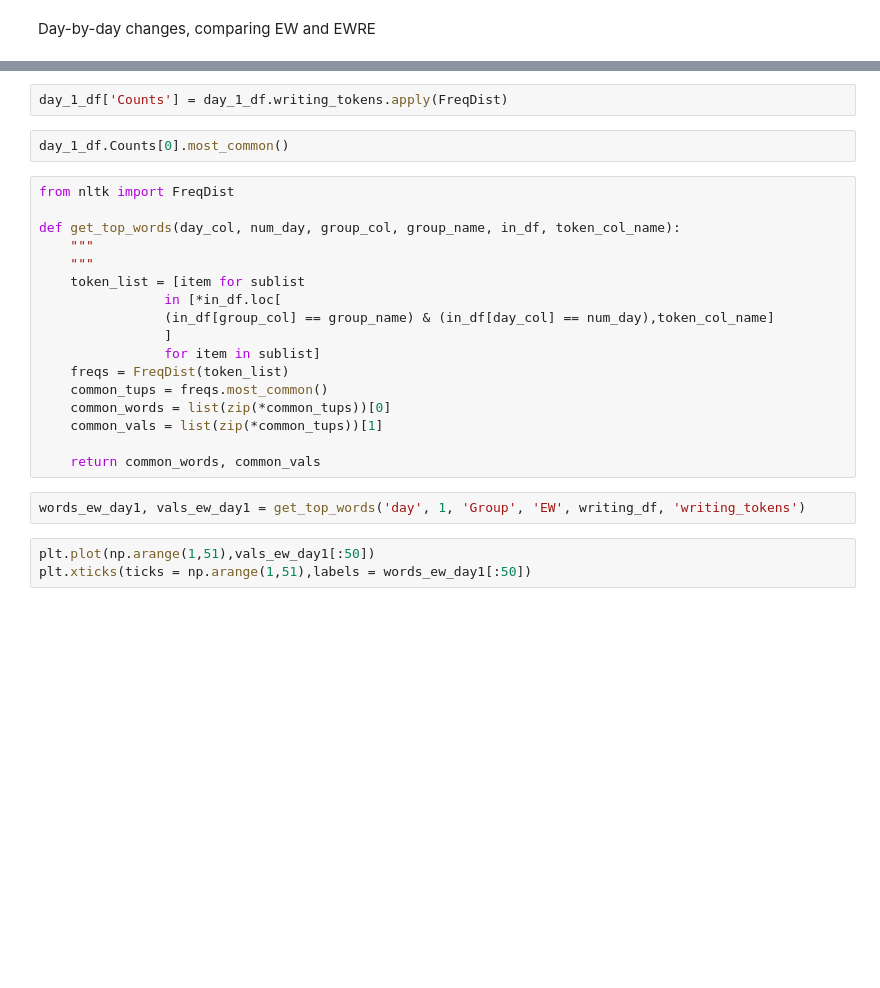
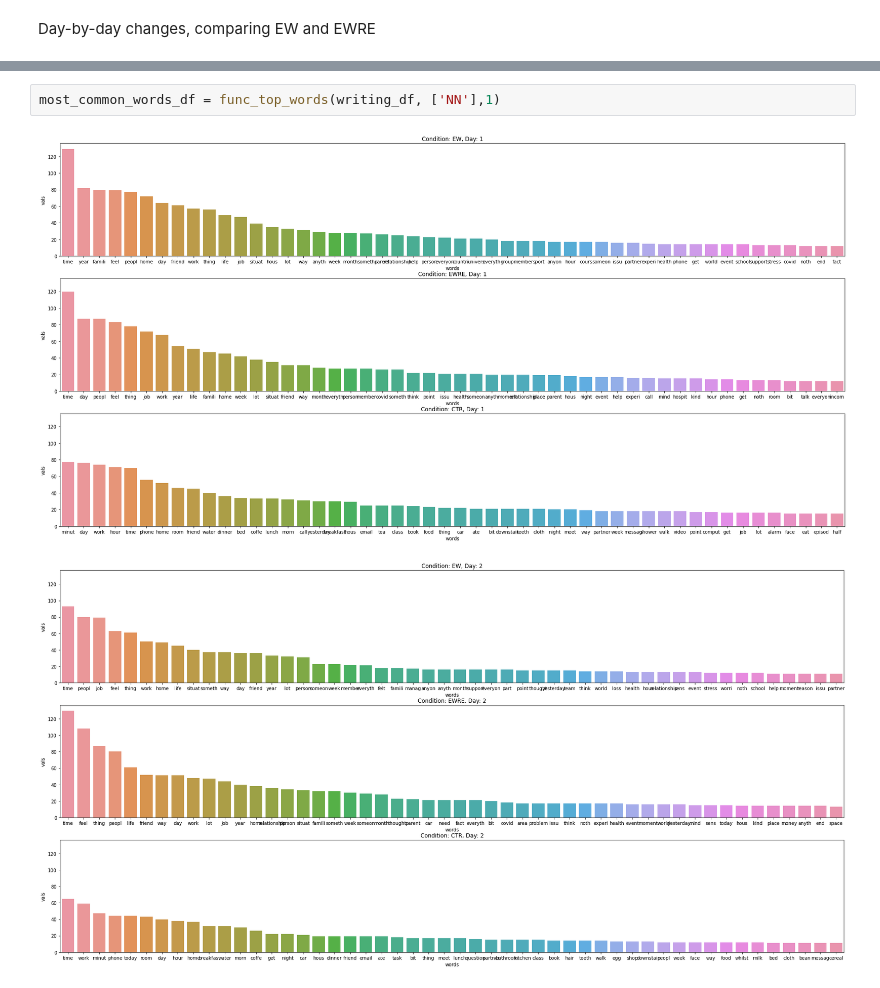
Before and after one commit to lucia-lux/EW_analysis, a Jupyter notebook: scraps.ipynb, the cells around one changed output, grey strips where cells are left out. Saved outputs shown, nothing was run; the diff lists cells and outputs as text; blank space fills up the shorter version.

Commit message:
Added word frequency count/comparison between days and conditions.

```diff
--- a/scraps.ipynb
+++ b/scraps.ipynb
@@ -430,26 +578,5 @@ day_1_df = writing_df.loc[writing_df.day==1, ['id','Group','writing','writing_to
-# %%
-day_1_df['Counts'] = day_1_df.writing_tokens.apply(FreqDist)
-# %%
-day_1_df.Counts[0].most_common()
-# %%
-from nltk import FreqDist
-
-def get_top_words(day_col, num_day, group_col, group_name, in_df, token_col_name):
-    """
-    """
-    token_list = [item for sublist
-                in [*in_df.loc[
-                (in_df[group_col] == group_name) & (in_df[day_col] == num_day),token_col_name]
-                ]
-                for item in sublist]
-    freqs = FreqDist(token_list)
-    common_tups = freqs.most_common()
-    common_words = list(zip(*common_tups))[0]
-    common_vals = list(zip(*common_tups))[1]
-
-    return common_words, common_vals
-# %%
-words_ew_day1, vals_ew_day1 = get_top_words('day', 1, 'Group', 'EW', writing_df, 'writing_tokens')
-# %%
-plt.plot(np.arange(1,51),vals_ew_day1[:50])
-plt.xticks(ticks = np.arange(1,51),labels = words_ew_day1[:50])
+# %%
+most_common_words_df = func_top_words(writing_df, ['NN'],1)
+# %% [output]
+[figure, added]
+[figure, added]
```
Also changed, not shown: parts of 10 cells of this notebook.
